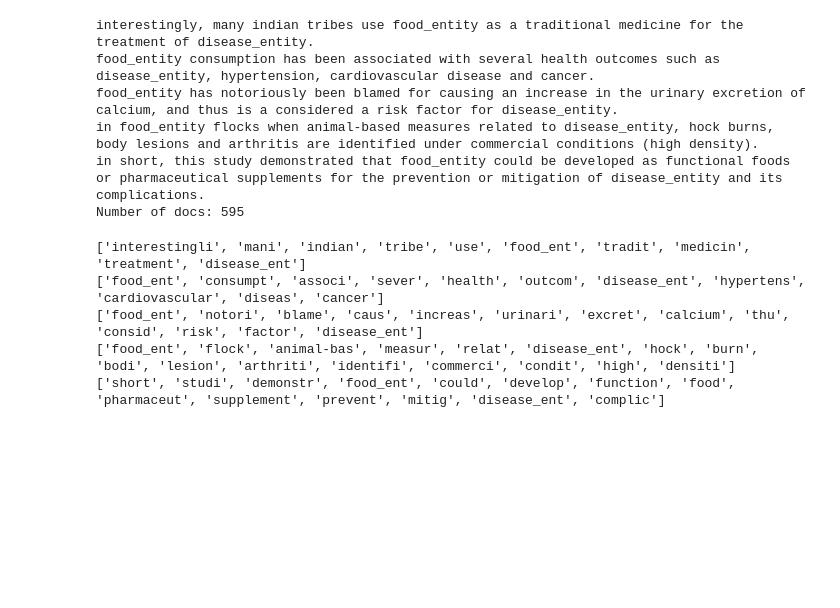
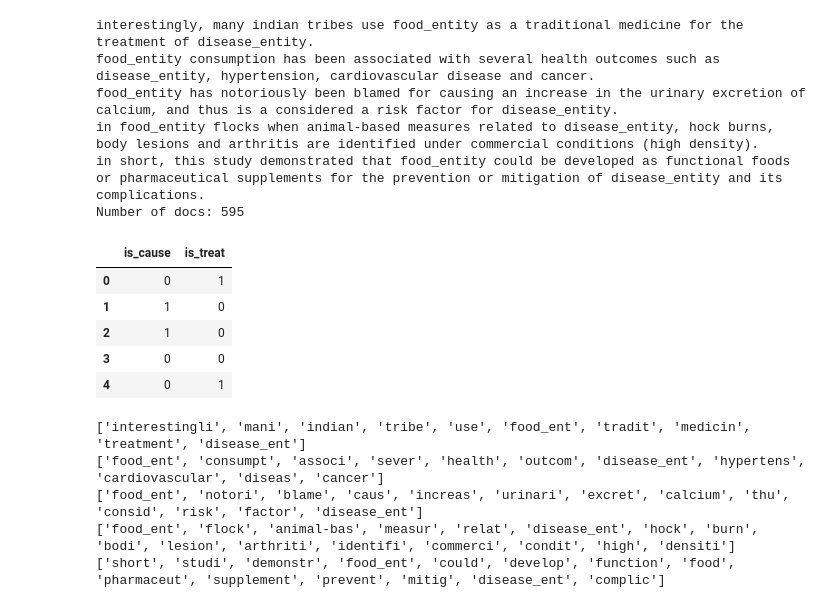
Before and after one commit to anaterovic/NLP, a Jupyter notebook: docs/milestone1.ipynb, the cells around one changed output. Drawn from its saved outputs; the diff is of its cells as text; code cells hidden in the pictures; blank space fills up the shorter version.

```diff
--- a/docs/milestone1.ipynb
+++ b/docs/milestone1.ipynb
@@ -48,6 +48,19 @@ food_entity has notoriously been blamed for causing an increase in the urinary e
 in food_entity flocks when animal-based measures related to disease_entity, hock burns, body lesions and arthritis are identified under commercial conditions (high density).
 in short, this study demonstrated that food_entity could be developed as functional foods or pharmaceutical supplements for the prevention or mitigation of disease_entity and its complications.
 Number of docs: 595
+# %%
+# Convert labels to right dtype
+label_cols = ['is_cause', 'is_treat']
+df['is_cause'] = df['is_cause'].astype(float).astype(int)
+df['is_treat'] = df['is_treat'].astype(float).astype(int)
+df[label_cols].head()
+# %% [output]
+|  | is_cause | is_treat |
+| 0 | 0 | 1 |
+| 1 | 1 | 0 |
+| 2 | 1 | 0 |
+| 3 | 0 | 0 |
+| 4 | 0 | 1 |
 # %%
 import nltk
 
```
Also changed, not shown: parts of 6 cells of this notebook.
